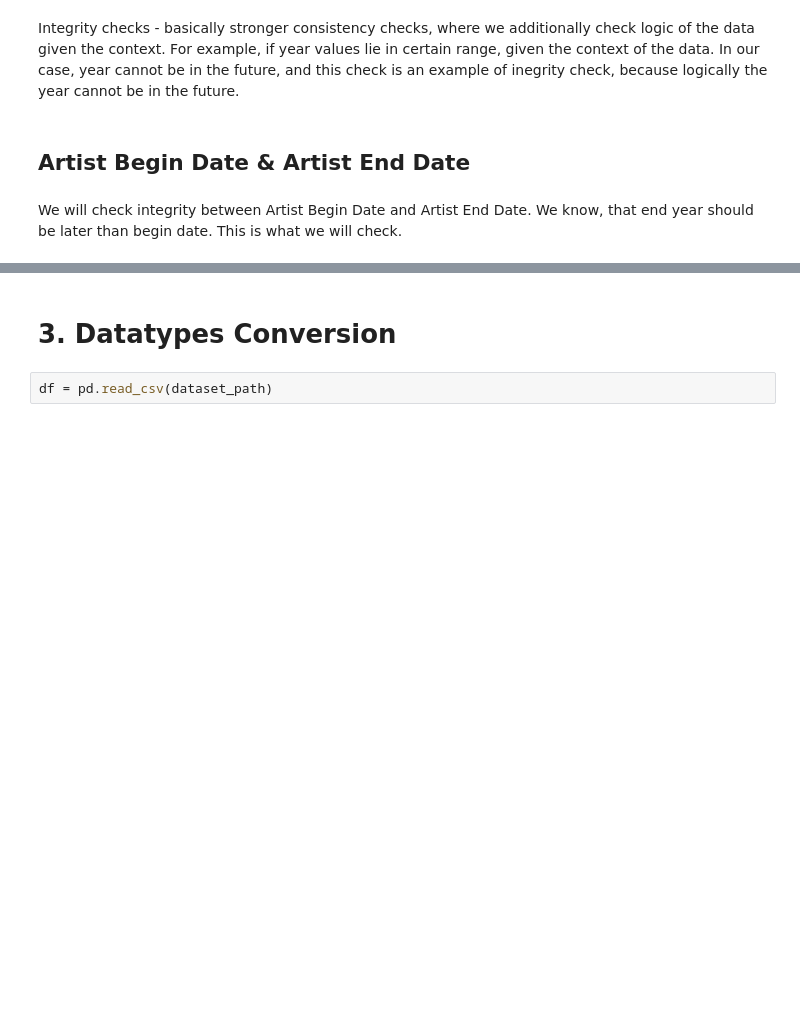
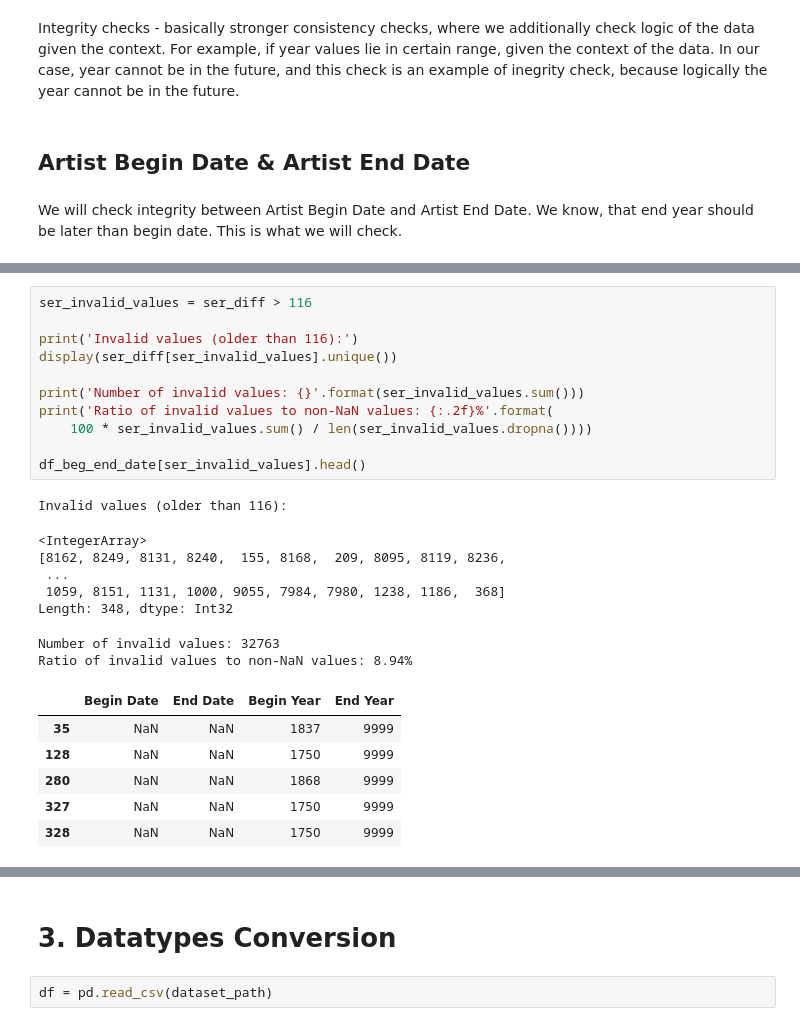
Before and after one commit to nickobard/Data-Preprocessing-Course, a Jupyter notebook: 01/01_homework.ipynb, the cells around one changed output, grey strips where cells are left out. Saved outputs shown, nothing was run; the diff lists cells and outputs as text; blank space fills up the shorter version.

```diff
--- a/01/01_homework.ipynb
+++ b/01/01_homework.ipynb
@@ -1068,0 +955,26 @@ del df_abd_aed
+# %%
+ser_invalid_values = ser_diff > 116
+
+print('Invalid values (older than 116):')
+display(ser_diff[ser_invalid_values].unique())
+
+print('Number of invalid values: {}'.format(ser_invalid_values.sum()))
+print('Ratio of invalid values to non-NaN values: {:.2f}%'.format(
+    100 * ser_invalid_values.sum() / len(ser_invalid_values.dropna())))
+
+df_beg_end_date[ser_invalid_values].head()
+# %% [output]
+Invalid values (older than 116):
+<IntegerArray>
+[8162, 8249, 8131, 8240,  155, 8168,  209, 8095, 8119, 8236,
+ ...
+ 1059, 8151, 1131, 1000, 9055, 7984, 7980, 1238, 1186,  368]
+Length: 348, dtype: Int32
+Number of invalid values: 32763
+Ratio of invalid values to non-NaN values: 8.94%
+|  | Begin Date | End Date | Begin Year | End Year |
+| 35 | NaN | NaN | 1837 | 9999 |
+| 128 | NaN | NaN | 1750 | 9999 |
+| 280 | NaN | NaN | 1868 | 9999 |
+| 327 | NaN | NaN | 1750 | 9999 |
+| 328 | NaN | NaN | 1750 | 9999 |
```
Also changed, not shown: parts of 72 cells of this notebook.
